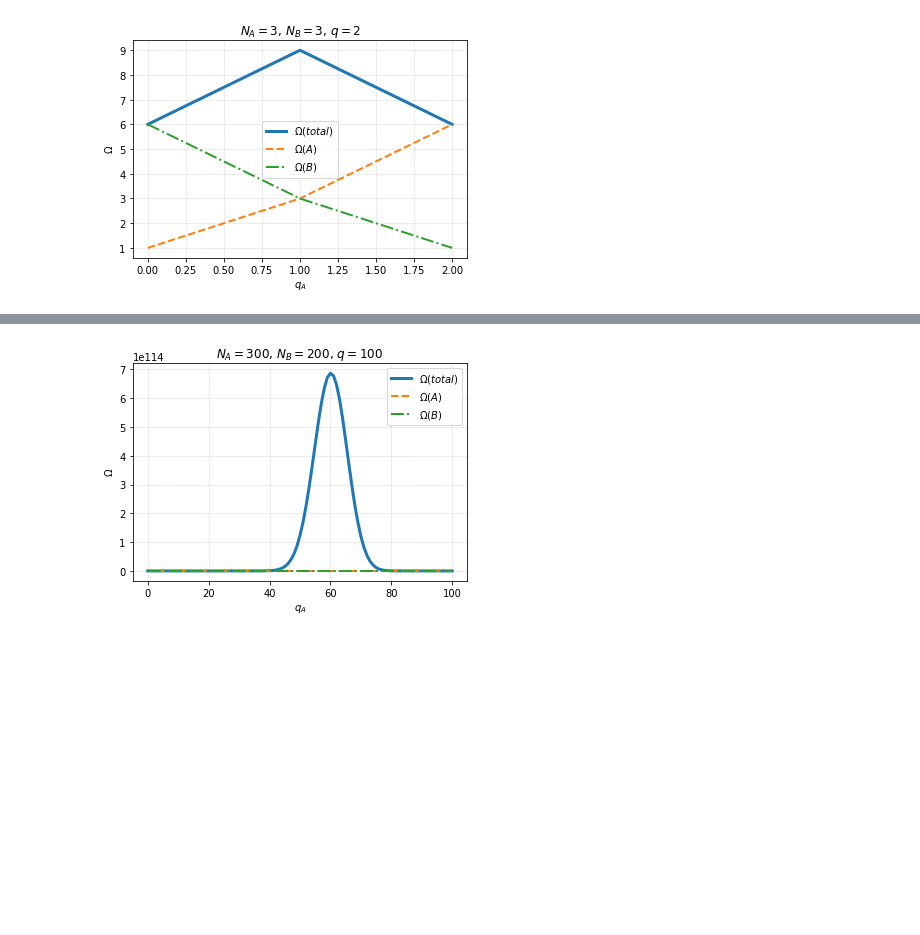
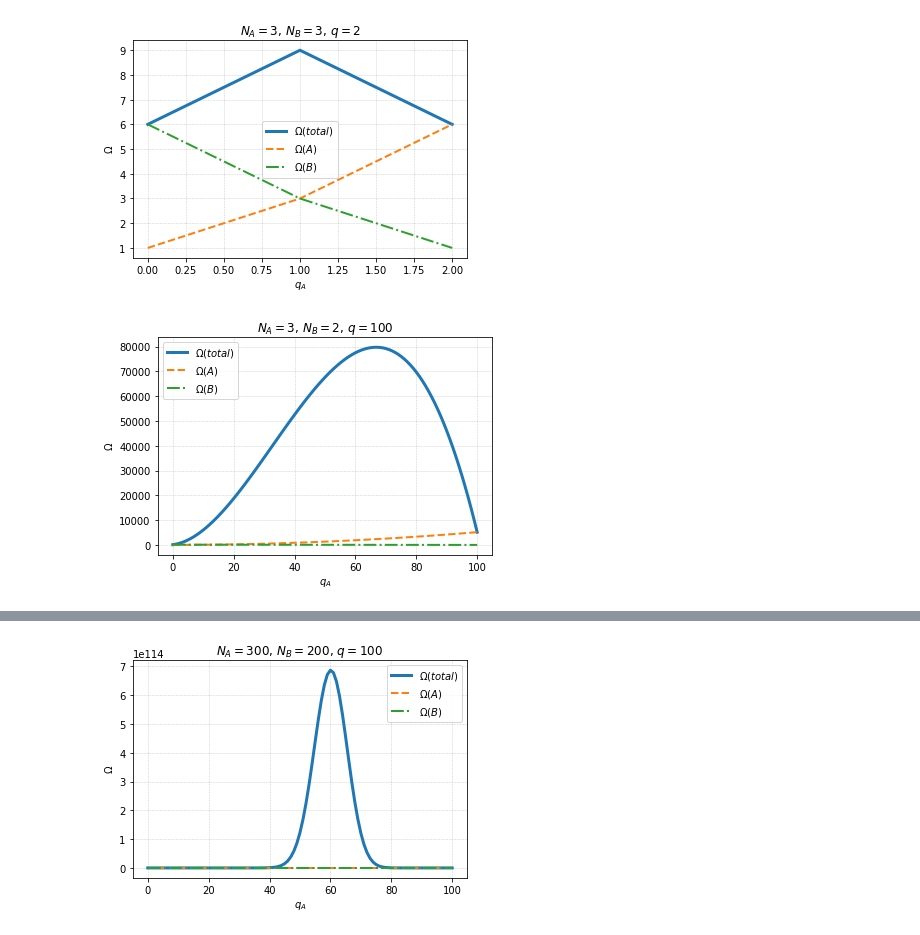
Before and after one commit to sabaronett/2017-cmp, a Jupyter notebook: homework/Baronett_hw02.ipynb, the cells around one changed output, grey strips where cells are left out. Saved outputs shown, nothing was run; the diff lists cells and outputs as text; code cells hidden in the pictures; blank space fills up the shorter version.

```diff
--- a/homework/Baronett_hw02.ipynb
+++ b/homework/Baronett_hw02.ipynb
@@ -62,3 +93,7 @@ def Plot_Omega(Na, Nb, q):
 Plot_Omega(3, 3, 2)
 # %% [output]
 [figure]
+# %%
+Plot_Omega(3, 2, 100)
+# %% [output]
+[figure, added]
```
Also changed, not shown: parts of 2 cells of this notebook.
